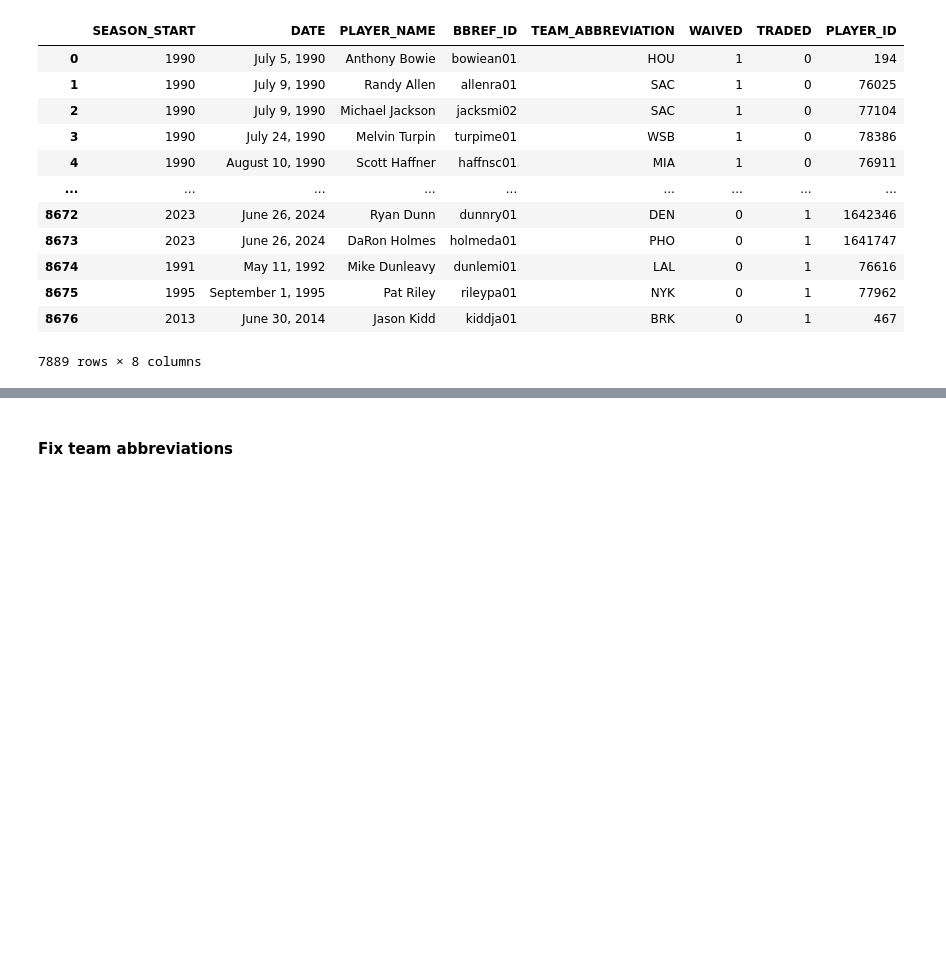
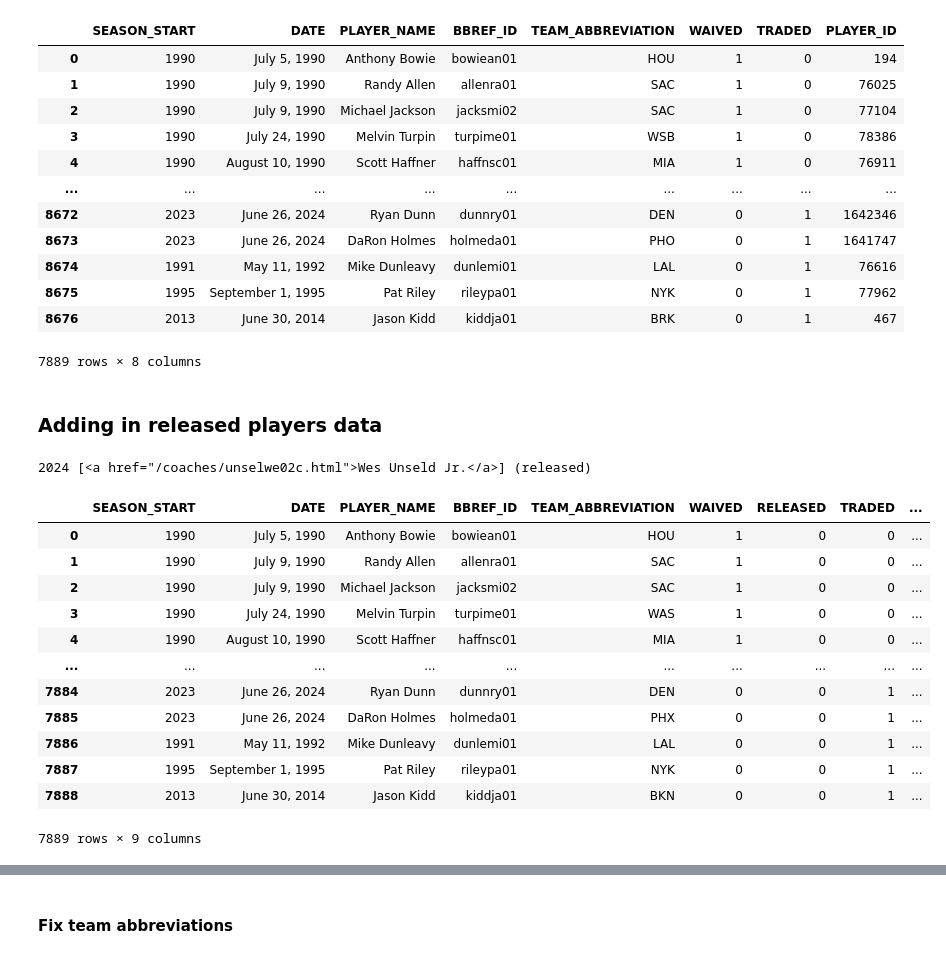
Before and after one commit to aapandy2/predicting_nba_player_retention, a Jupyter notebook: Data/transaction_data/web_scraping_transactions.ipynb, the cells around one changed output, grey strips where cells are left out. Cells and saved outputs as stored; diff of their text form; code cells hidden in the pictures; blank space fills up the shorter version.

Commit message:
Update transaction data to include releases

```diff
--- a/Data/transaction_data/web_scraping_transactions.ipynb
+++ b/Data/transaction_data/web_scraping_transactions.ipynb
@@ -350,3 +352,5 @@ transaction_df
 # rewrite transaction_data.csv with PLAYER_ID added
 
 transaction_df.to_csv("./transaction_data.csv", index=False)
+# %% [markdown]
+### Adding in released players data
@@ -352,0 +379,43 @@ transaction_df.to_csv("./transaction_data.csv", index=False)
+# %%
+# check for players labelled as coaches or executives
+
+for year in years:
+    with open("./transaction_htmls/transactions_{}.html".format(year)) as f:
+        page = f.read()
+
+    soup = BeautifulSoup(page, "html.parser")
+
+    page_index = soup.find("ul", attrs={"class":"page_index"})
+    entries = page_index.find_all("p")
+    released_entries = [entry for entry in entries if "released" in entry.get_text()]
+
+    for entry in released_entries:
+        if len(entry.find_all("a", attrs={"href":re.compile("/coaches/")})) > 0:
+            print(year, entry.find_all("a", attrs={"href":re.compile("/coaches/")}), "(released)")
+        if len(entry.find_all("a", attrs={"href":re.compile("/executives/")})) > 0:
+            print(year, entry.find_all("a", attrs={"href":re.compile("/executives/")}), "(released)")
+# %% [output]
+2024 [<a href="/coaches/unselwe02c.html">Wes Unseld Jr.</a>] (released)
+# %%
+# load transaction data, add RELEASED column
+
+transaction_df = pd.read_csv("./transaction_data.csv")
+transaction_df["RELEASED"] = 0
+transaction_df = transaction_df[["SEASON_START", "DATE", "PLAYER_NAME", "BBREF_ID", "TEAM_ABBREVIATION",
+                                 "WAIVED", "RELEASED", "TRADED", "PLAYER_ID"]]
+# %%
+transaction_df
+# %% [output]
+|  | SEASON_START | DATE | PLAYER_NAME | BBREF_ID | TEAM_ABBREVIATION | WAIVED | RELEASED | TRADED | ... |
+| 0 | 1990 | July 5, 1990 | Anthony Bowie | bowiean01 | HOU | 1 | 0 | 0 | ... |
+| 1 | 1990 | July 9, 1990 | Randy Allen | allenra01 | SAC | 1 | 0 | 0 | ... |
+| 2 | 1990 | July 9, 1990 | Michael Jackson | jacksmi02 | SAC | 1 | 0 | 0 | ... |
+| 3 | 1990 | July 24, 1990 | Melvin Turpin | turpime01 | WAS | 1 | 0 | 0 | ... |
+| 4 | 1990 | August 10, 1990 | Scott Haffner | haffnsc01 | MIA | 1 | 0 | 0 | ... |
+| ... | ... | ... | ... | ... | ... | ... | ... | ... | ... |
+| 7884 | 2023 | June 26, 2024 | Ryan Dunn | dunnry01 | DEN | 0 | 0 | 1 | ... |
+| 7885 | 2023 | June 26, 2024 | DaRon Holmes | holmeda01 | PHX | 0 | 0 | 1 | ... |
+| 7886 | 1991 | May 11, 1992 | Mike Dunleavy | dunlemi01 | LAL | 0 | 0 | 1 | ... |
+| 7887 | 1995 | September 1, 1995 | Pat Riley | rileypa01 | NYK | 0 | 0 | 1 | ... |
+| 7888 | 2013 | June 30, 2014 | Jason Kidd | kiddja01 | BKN | 0 | 0 | 1 | ... |
+7889 rows × 9 columns
```
Also changed, not shown: parts of 13 cells of this notebook, 3 other files.
